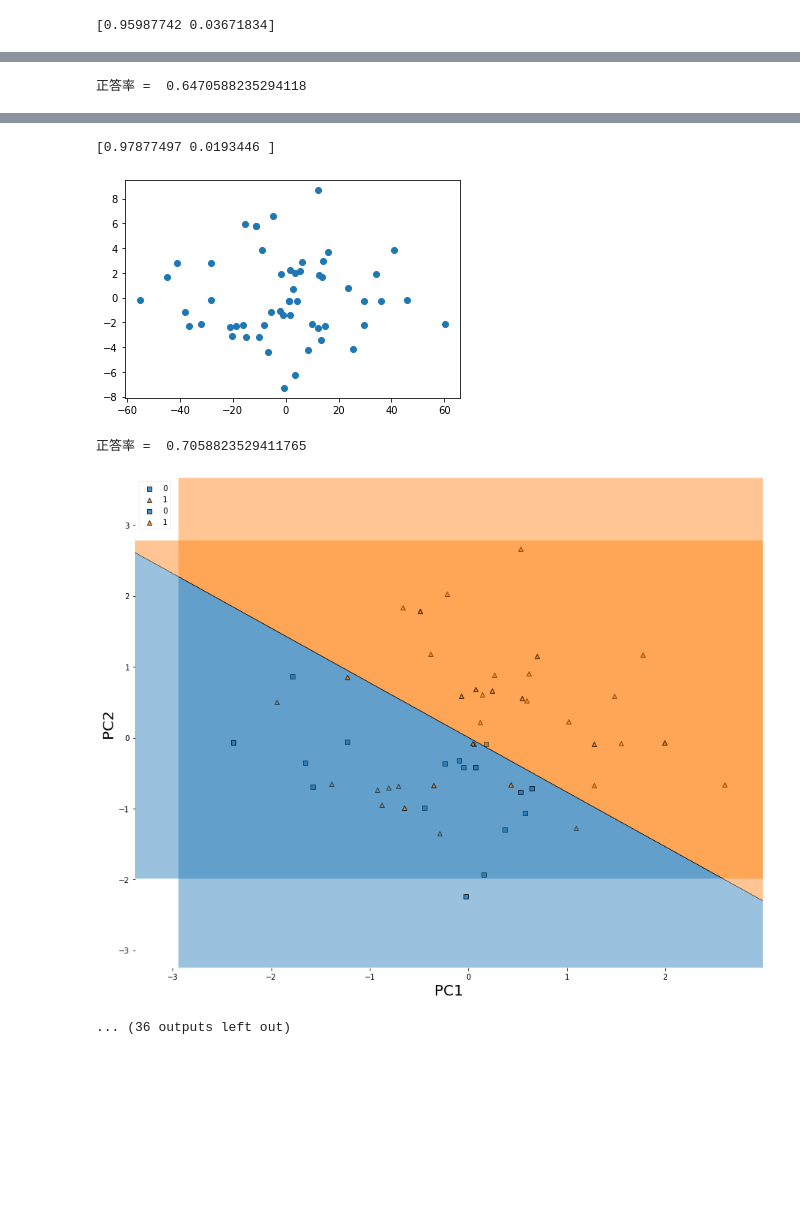
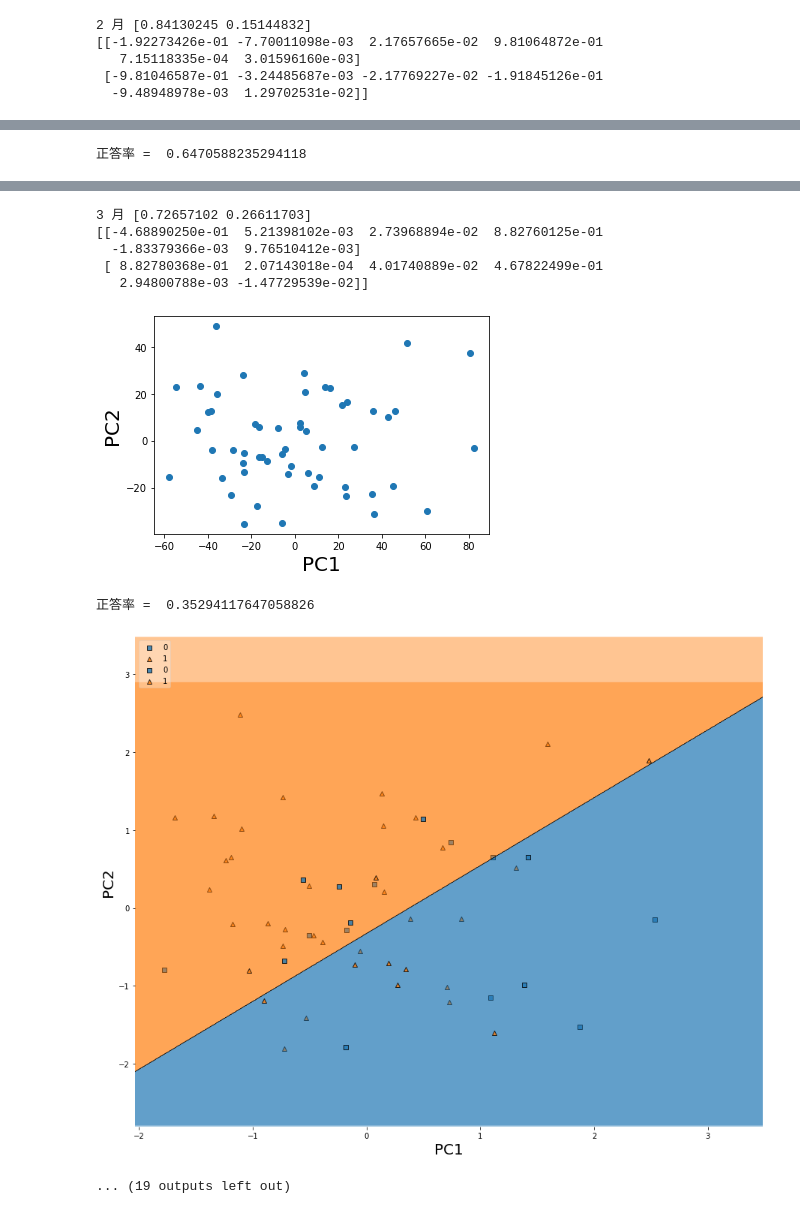
Before and after one commit to jabelic/Analysis_Nigata_rice, a Jupyter notebook: Analysis_summary.ipynb, the cells around one changed output, grey strips where cells are left out. Cells and saved outputs as stored; diff of their text form; code cells hidden in the pictures; blank space fills up the shorter version.

```diff
--- a/Analysis_summary.ipynb
+++ b/Analysis_summary.ipynb
@@ -20,6 +20,9 @@ df_sunlight = pd.read_csv('sunlight_hours.csv', index_col=0)
 df_temp = pd.read_csv('NiigataKishou_temp.csv', index_col = 0)
 df_humidity = pd.read_csv('arrange_humidity.csv', index_col = 0)
 df_yield = pd.read_csv('niigata_rice_10a.csv', index_col = 0)
+df_rainfall = pd.read_csv("rainfall.csv", index_col = 0)
+df_wind = pd.read_csv("wind.csv", index_col = 0)
+df_cloud = pd.read_csv("cloud.csv", index_col = 0)
 
 m_tag = ['1', '2', '3', '4', '5', '6', '7', '8', '9', '10', '11', '12']
 
@@ -28,12 +31,15 @@ def main(month):
     sunlight = df_sunlight[month].values
     temp = df_temp[month].values
     humidity = df_humidity[month].values
+    rainfall = df_rainfall[month].values
+    wind = df_wind[month].values
+    cloud = df_cloud[month].values
     rice_yield = np.array(df_yield['Yield/10a(t)'].values)
 
     # 3つのデータの配列を55x3のnumpy2次元配列に変換
-    data = np.empty([0, 3])
+    data = np.empty([0, 6])
     for i in range(len(sunlight)):
-        temp_array = np.array([sunlight[i], temp[i], humidity[i]])
+        temp_array = np.array([sunlight[i], temp[i], humidity[i], rainfall[i], wind[i], cloud[i]])
         data = np.append(data, np.array([temp_array]), axis = 0)
 
 
@@ -52,15 +58,19 @@ def main(month):
     pca = PCA(n_components=2)
     pca.fit(data)
     # 各主成分によってどの程度カバー出来ているかの割合(第一主成分，第二主成分)
-    print(pca.explained_variance_ratio_)
+    print(month,"月", pca.explained_variance_ratio_)
+    print(pca.components_)
 
     # 次元削減をdataに適用し, pca_pointに渡す.
     pca_point = pca.transform(data) # pca_pointは55x1
 
 
     # 気候データの２次元のプロット
+    plt.xlabel("PC1", fontsize = 20)
+    plt.ylabel("PC2",fontsize = 20)
     plt.scatter(pca_point[:, 0], pca_point[:, 1] )
     plt.show()
+    #plt.savepng("{}_scatter.png".format(month))
 
 
     # SVM
@@ -101,6 +111,7 @@ def main(month):
     fig1 = plot_decision_regions(X_train_plot, y_train_plot, clf=clf_result, res=(2, )) #学習データをプロット
     fig2 = plot_decision_regions(X_test_plot, y_test_plot, clf=clf_result, res=(2, ), legend=2) #テストデータをプロット
     plt.show()
+    #plt.savepng("{}_SVM.png".format(month))
 
 if __name__ == "__main__":
     for i in m_tag:
@@ -113 +126,5 @@ if __name__ == "__main__":
-[0.95987742 0.03671834]
+2 月 [0.84130245 0.15144832]
+[[-1.92273426e-01 -7.70011098e-03  2.17657665e-02  9.81064872e-01
+   7.15118335e-04  3.01596160e-03]
+ [-9.81046587e-01 -3.24485687e-03 -2.17769227e-02 -1.91845126e-01
+  -9.48948978e-03  1.29702531e-02]]
@@ -117,5 +134,9 @@ if __name__ == "__main__":
-[0.97877497 0.0193446 ]
+3 月 [0.72657102 0.26611703]
+[[-4.68890250e-01  5.21398102e-03  2.73968894e-02  8.82760125e-01
+  -1.83379366e-03  9.76510412e-03]
+ [ 8.82780368e-01  2.07143018e-04  4.01740889e-02  4.67822499e-01
+   2.94800788e-03 -1.47729539e-02]]
-[figure, old version]
+[figure, new version]
-正答率 =  0.7058823529411765
+正答率 =  0.35294117647058826
-[figure, old version]
+[figure, new version]
-... (36 outputs left out)
+... (19 outputs left out)
```
Also changed, not shown: parts of 1 cell of this notebook, 4 other files.
